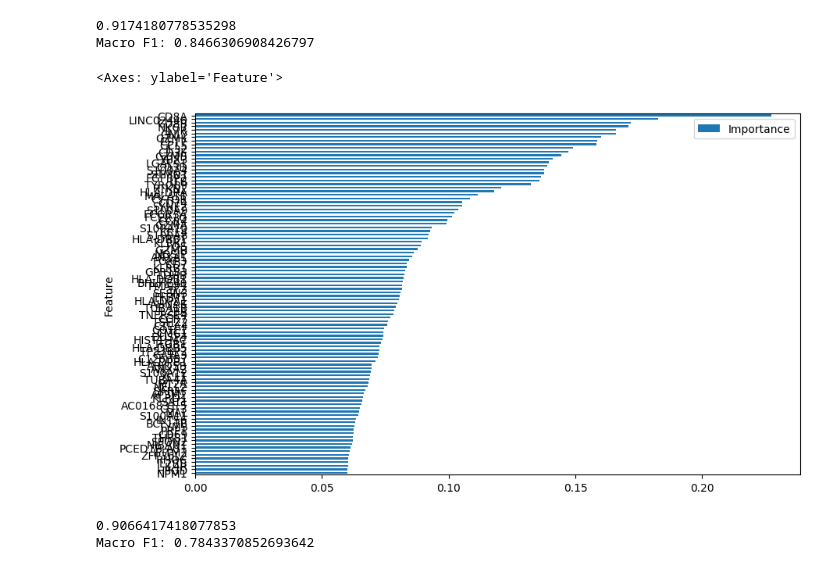
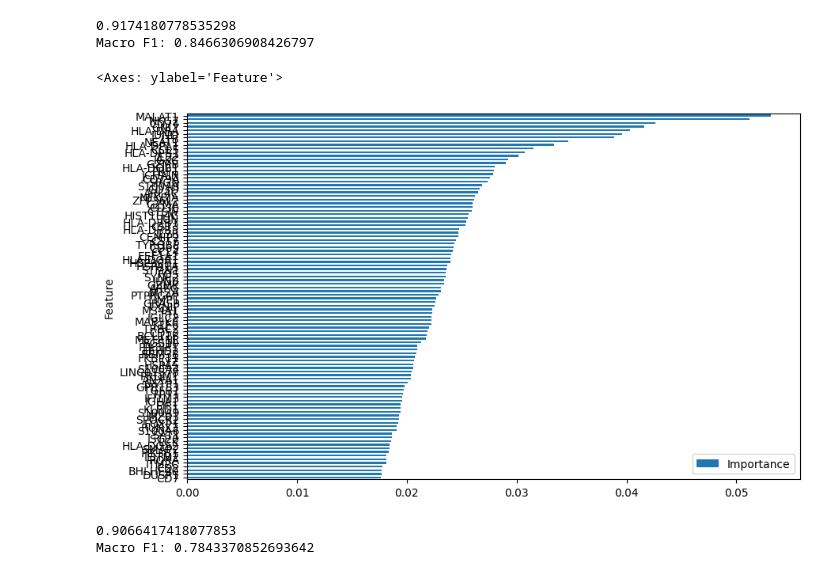
Before and after one commit to Boolean-true/CLACELL, a Jupyter notebook: training/train_models.ipynb, the cells around one changed output. Cells and saved outputs as stored; diff of their text form; code cells hidden in the pictures.

```diff
--- a/training/train_models.ipynb
+++ b/training/train_models.ipynb
@@ -1095,0 +1189,17 @@ KeyError: 'scumi-annotation'
+# %%
+# scumi-annotated labels; new best Hyperparameter
+from sklearn.linear_model import LogisticRegression
+from sklearn.metrics import f1_score
+
+model = LogisticRegression(C=0.0011618814443186676,
+                           class_weight=None,
+                           penalty='l2',
+                           tol=0.0001500440991786258,
+                           solver='saga',
+                           max_iter=1000
+                          )
+model.fit(X_train, y_train)
+
+print(model.score(X_test, y_test))
+y_pred = model.predict(X_test)
+print(f"Macro F1: {f1_score(y_test, y_pred, average="macro")}")
@@ -1095,0 +1209,17 @@ KeyError: 'scumi-annotation'
+# %%
+# scumi-annotated labels; new best Hyperparameter
+from sklearn.linear_model import LogisticRegression
+from sklearn.metrics import f1_score
+
+model = LogisticRegression(C=0.0011618814443186676,
+                           class_weight=None,
+                           penalty='l2',
+                           tol=0.0001500440991786258,
+                           solver='saga',
+                           max_iter=1000
+                          )
+model.fit(X_train, y_train)
+
+print(model.score(X_test, y_test))
+y_pred = model.predict(X_test)
+print(f"Macro F1: {f1_score(y_test, y_pred, average="macro")}")
@@ -1160,18 +1293,19 @@ with open("models/logisticregression_scumi_annotated.pkl", "wb") as f:
 # %%
 import numpy as np
 import pandas as pd
 
 coefficients = model.coef_
 
 avg_importance = np.mean(np.abs(coefficients), axis=0)
-feature_importance = pd.DataFrame({'Feature': X_train.columns, 'Importance': avg_importance})
+#feature_importance = pd.DataFrame({'Feature': X_train.columns, 'Importance': avg_importance})
+feature_importance = pd.DataFrame({'Feature': gene_names_train, 'Importance': avg_importance})
 feature_importance = feature_importance.sort_values('Importance', ascending=True)
 feature_importance.to_pickle("feature_importance_logisticregression_10_000_genes.pkl")
 feature_importance = feature_importance.iloc[-100:]
 feature_importance.plot(x='Feature', y='Importance', kind='barh', figsize=(10, 6))
 # %% [output]
 <Axes: ylabel='Feature'>
-[figure, old version]
+[figure, new version]
 # %%
 # with StandardScaler
 from sklearn.preprocessing import StandardScaler
```
Also changed, not shown: parts of 19 cells of this notebook, 3 other files.
